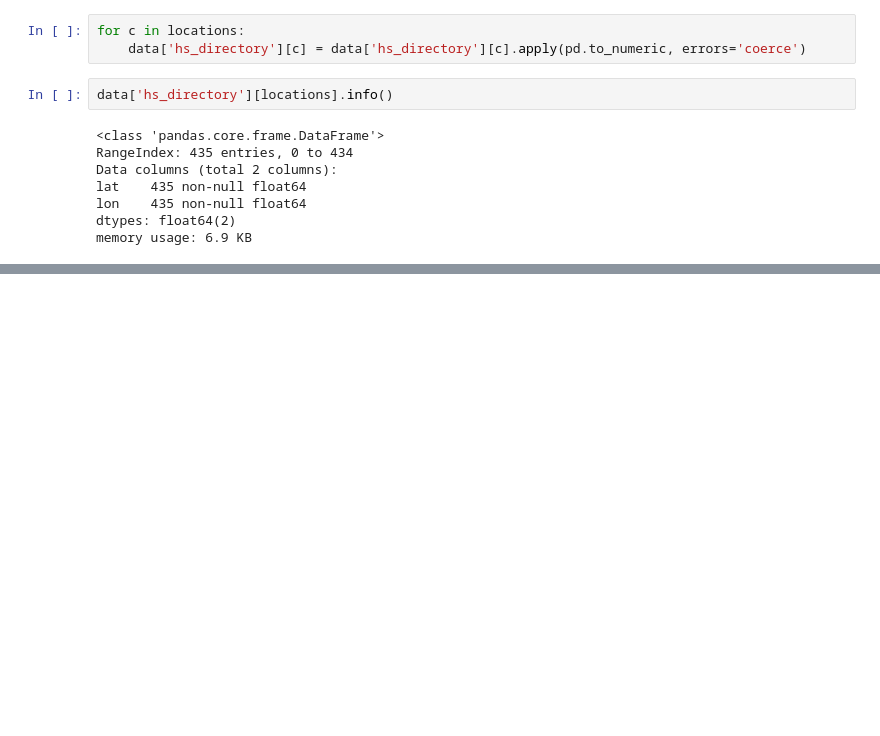
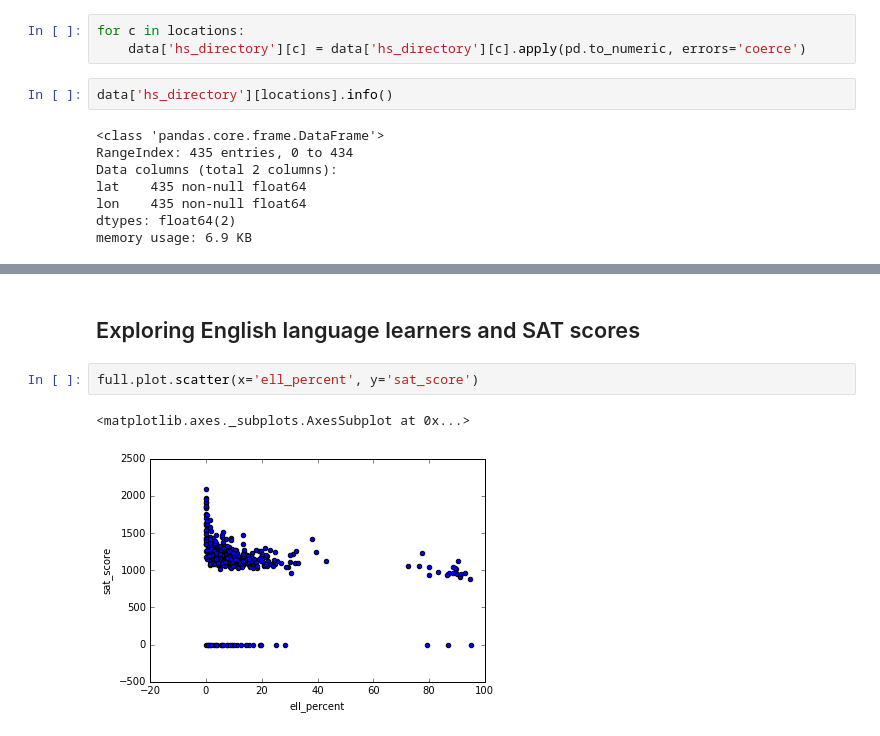
Before and after one commit to CanCeylan/nyc_education, a Jupyter notebook: nyc_education_analysis.ipynb, the cells around one changed output, grey strips where cells are left out. Drawn from its saved outputs; the diff is of its cells as text; blank space fills up the shorter version.

```diff
--- a/nyc_education_analysis.ipynb
+++ b/nyc_education_analysis.ipynb
@@ -404,0 +553,7 @@ memory usage: 6.9 KB
+# %% [markdown]
+## Exploring English language learners and SAT scores
+# %%
+full.plot.scatter(x='ell_percent', y='sat_score')
+# %% [output]
+<matplotlib.axes._subplots.AxesSubplot at 0x...>
+[figure, added]
```
Also changed, not shown: parts of 33 cells of this notebook.
